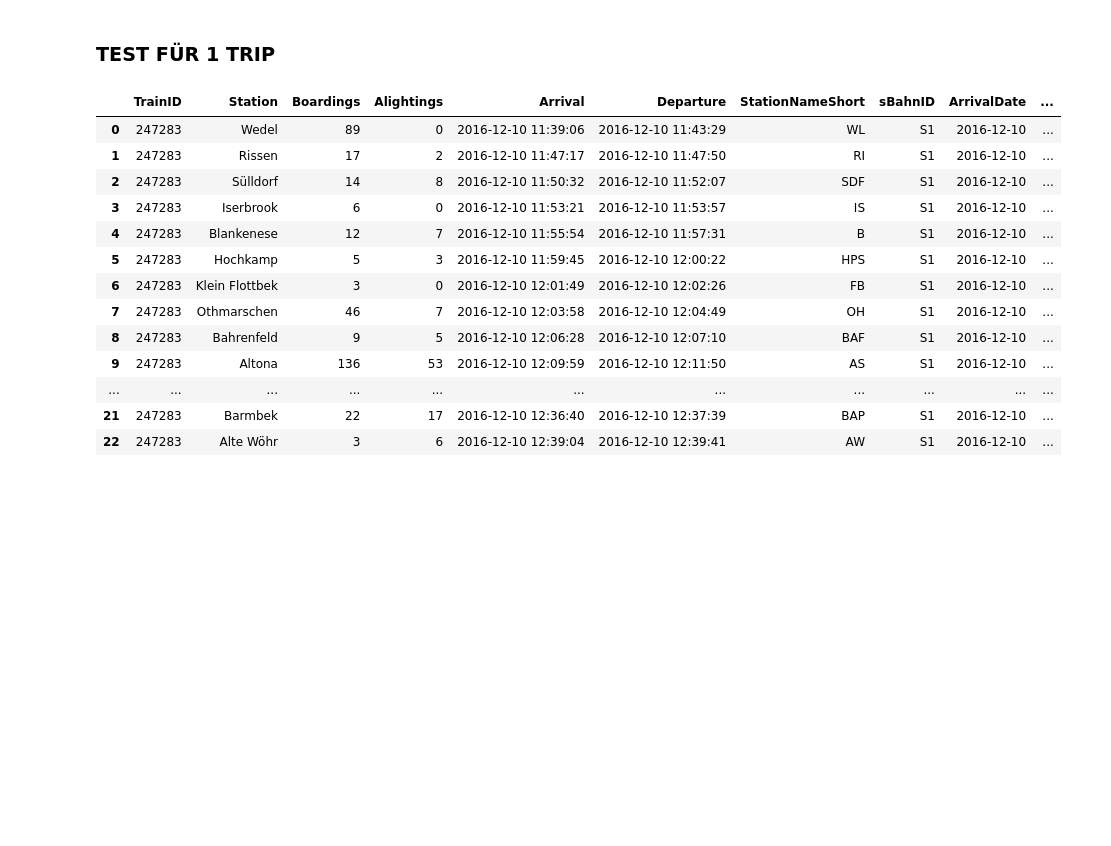
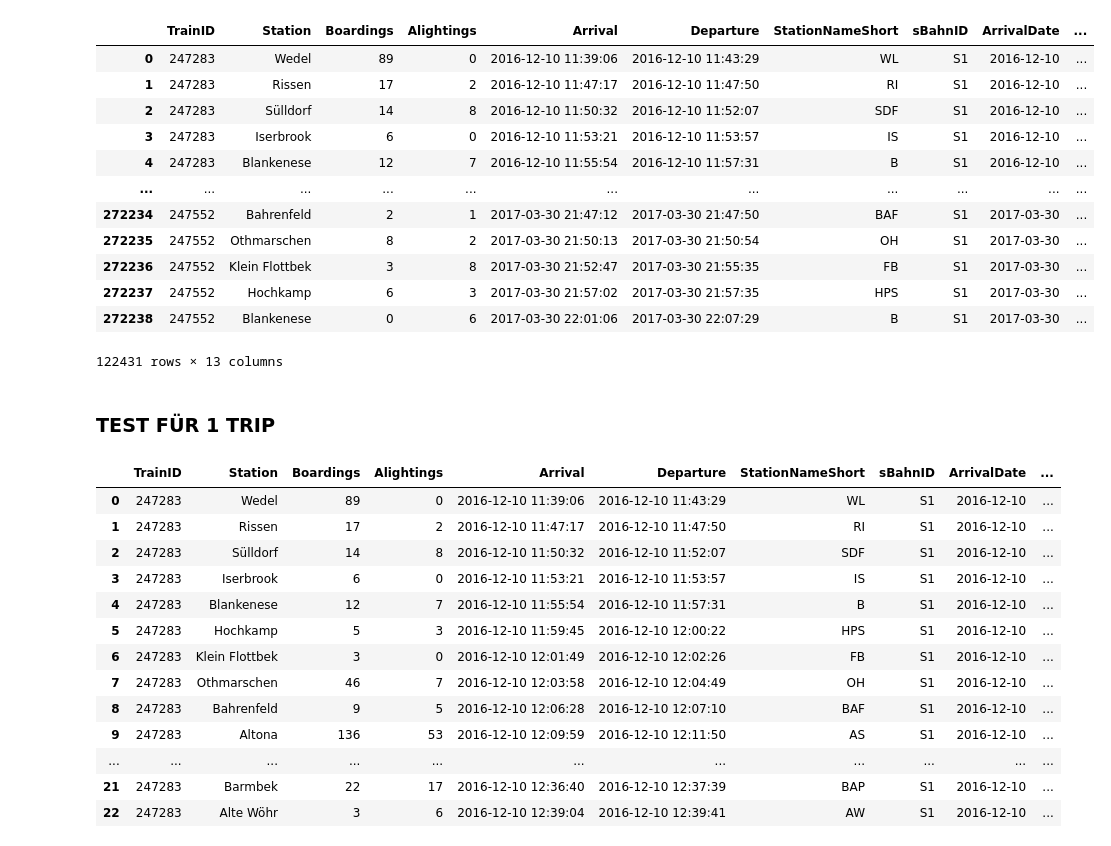
Before and after one commit to kfilonchik/hamburg-passenger-od, a Jupyter notebook: hmm_train.ipynb, the cells around one changed output. Saved outputs shown, nothing was run; the diff lists cells and outputs as text; code cells hidden in the pictures; blank space fills up the shorter version.

```diff
--- a/hmm_train.ipynb
+++ b/hmm_train.ipynb
@@ -16,3 +16,21 @@ preprocessing = DataPreprocessing("data/train_trips.csv")
+# %%
+df1 = df.loc[(df['Station']=='Airport')]['TripID'].values.tolist()
+# %%
+df[df['TripID'].isin(df1)]
+# %% [output]
+|  | TrainID | Station | Boardings | Alightings | Arrival | Departure | StationNameShort | sBahnID | ArrivalDate | ... |
+| 0 | 247283 | Wedel | 89 | 0 | 2016-12-10 11:39:06 | 2016-12-10 11:43:29 | WL | S1 | 2016-12-10 | ... |
+| 1 | 247283 | Rissen | 17 | 2 | 2016-12-10 11:47:17 | 2016-12-10 11:47:50 | RI | S1 | 2016-12-10 | ... |
+| 2 | 247283 | Sülldorf | 14 | 8 | 2016-12-10 11:50:32 | 2016-12-10 11:52:07 | SDF | S1 | 2016-12-10 | ... |
+| 3 | 247283 | Iserbrook | 6 | 0 | 2016-12-10 11:53:21 | 2016-12-10 11:53:57 | IS | S1 | 2016-12-10 | ... |
+| 4 | 247283 | Blankenese | 12 | 7 | 2016-12-10 11:55:54 | 2016-12-10 11:57:31 | B | S1 | 2016-12-10 | ... |
+| ... | ... | ... | ... | ... | ... | ... | ... | ... | ... | ... |
+| 272234 | 247552 | Bahrenfeld | 2 | 1 | 2017-03-30 21:47:12 | 2017-03-30 21:47:50 | BAF | S1 | 2017-03-30 | ... |
+| 272235 | 247552 | Othmarschen | 8 | 2 | 2017-03-30 21:50:13 | 2017-03-30 21:50:54 | OH | S1 | 2017-03-30 | ... |
+| 272236 | 247552 | Klein Flottbek | 3 | 8 | 2017-03-30 21:52:47 | 2017-03-30 21:55:35 | FB | S1 | 2017-03-30 | ... |
+| 272237 | 247552 | Hochkamp | 6 | 3 | 2017-03-30 21:57:02 | 2017-03-30 21:57:35 | HPS | S1 | 2017-03-30 | ... |
+| 272238 | 247552 | Blankenese | 0 | 6 | 2017-03-30 22:01:06 | 2017-03-30 22:07:29 | B | S1 | 2017-03-30 | ... |
+122431 rows × 13 columns
 # %% [markdown]
 ### TEST FÜR 1 TRIP
 # %%
```
Also changed, not shown: parts of 7 cells of this notebook.
